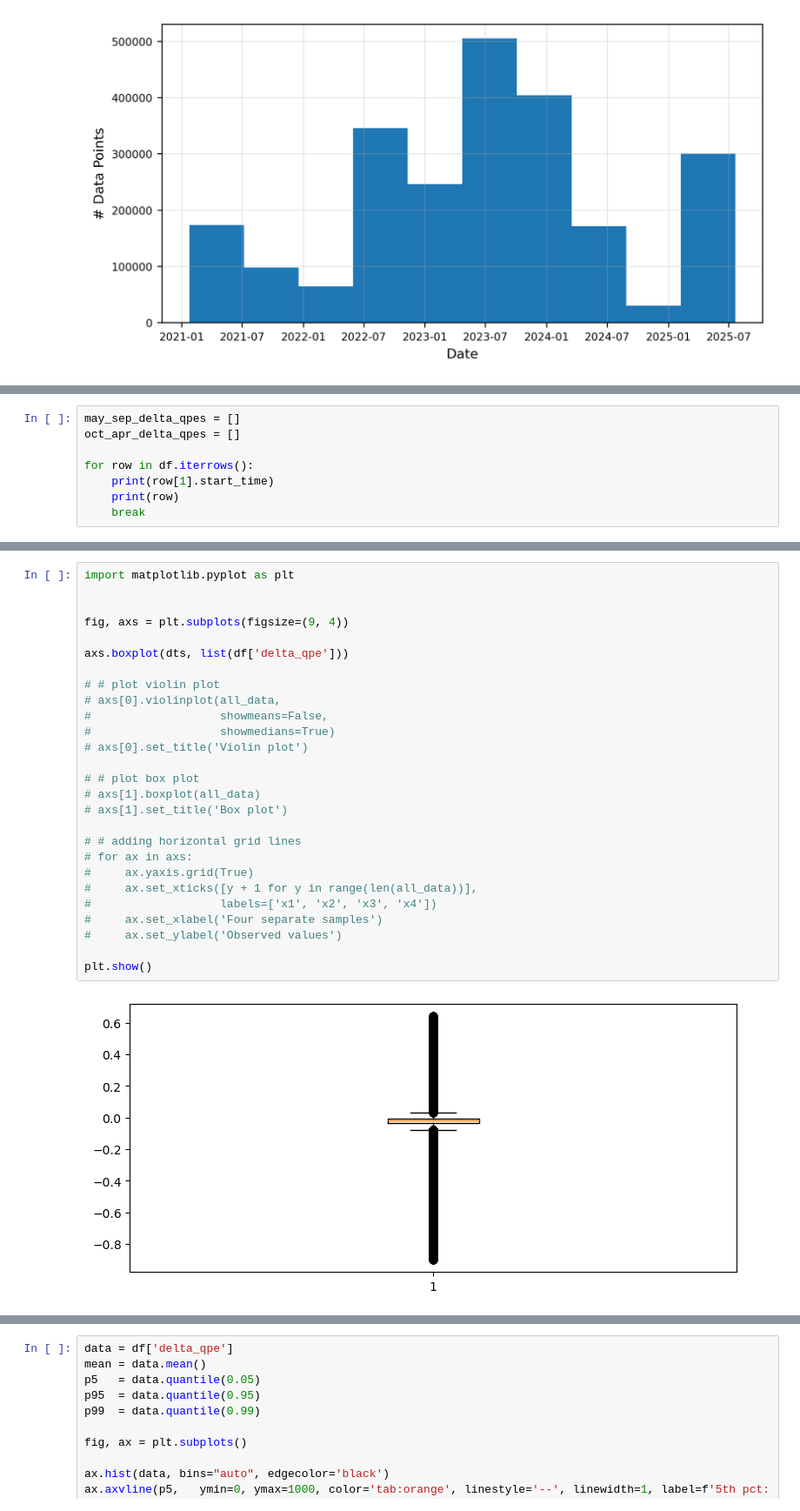
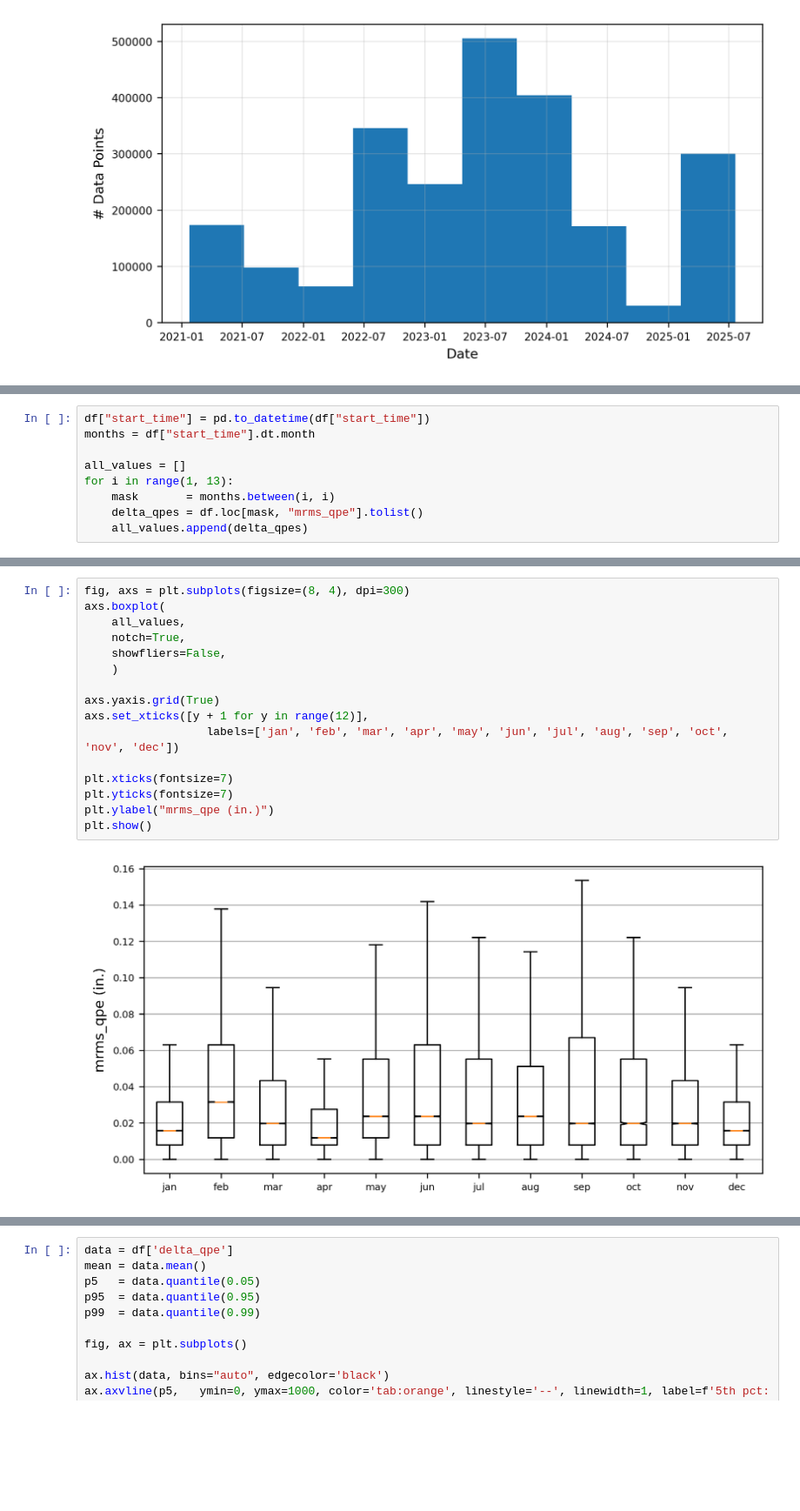
Before and after one commit to leharris3/ccrfcd-gauge-grids, a Jupyter notebook: notebooks/analysis.ipynb, the cells around one changed output, grey strips where cells are left out. Shown: that part at 87% size. Cells and saved outputs as stored; diff of their text form; blank space fills up the shorter version.

```diff
--- a/notebooks/analysis.ipynb
+++ b/notebooks/analysis.ipynb
@@ -62,8 +62,9 @@ plt.show()
 # %%
-may_sep_delta_qpes = []
-oct_apr_delta_qpes = []
+df["start_time"] = pd.to_datetime(df["start_time"])
+months = df["start_time"].dt.month
 
-for row in df.iterrows():
-    print(row[1].start_time)
-    print(row)
-    break
+all_values = []
+for i in range(1, 13):
+    mask       = months.between(i, i)
+    delta_qpes = df.loc[mask, "mrms_qpe"].tolist()
+    all_values.append(delta_qpes)
@@ -83,29 +71,18 @@ Name: 0, dtype: object)
 # %%
-import matplotlib.pyplot as plt
+fig, axs = plt.subplots(figsize=(8, 4), dpi=300)
+axs.boxplot(
+    all_values,
+    notch=True,
+    showfliers=False,
+    )
 
+axs.yaxis.grid(True)
+axs.set_xticks([y + 1 for y in range(12)],
+                  labels=['jan', 'feb', 'mar', 'apr', 'may', 'jun', 'jul', 'aug', 'sep', 'oct', 'nov', 'dec'])
 
-fig, axs = plt.subplots(figsize=(9, 4))
-
-axs.boxplot(dts, list(df['delta_qpe']))
-
-# # plot violin plot
-# axs[0].violinplot(all_data,
-#                   showmeans=False,
-#                   showmedians=True)
-# axs[0].set_title('Violin plot')
-
-# # plot box plot
-# axs[1].boxplot(all_data)
-# axs[1].set_title('Box plot')
-
-# # adding horizontal grid lines
-# for ax in axs:
-#     ax.yaxis.grid(True)
-#     ax.set_xticks([y + 1 for y in range(len(all_data))],
-#                   labels=['x1', 'x2', 'x3', 'x4'])
-#     ax.set_xlabel('Four separate samples')
-#     ax.set_ylabel('Observed values')
-
+plt.xticks(fontsize=7)
+plt.yticks(fontsize=7)
+plt.ylabel("mrms_qpe (in.)")
 plt.show()
 # %% [output]
-[figure, old version]
+[figure, new version]
```
Also changed, not shown: parts of 14 cells of this notebook.
